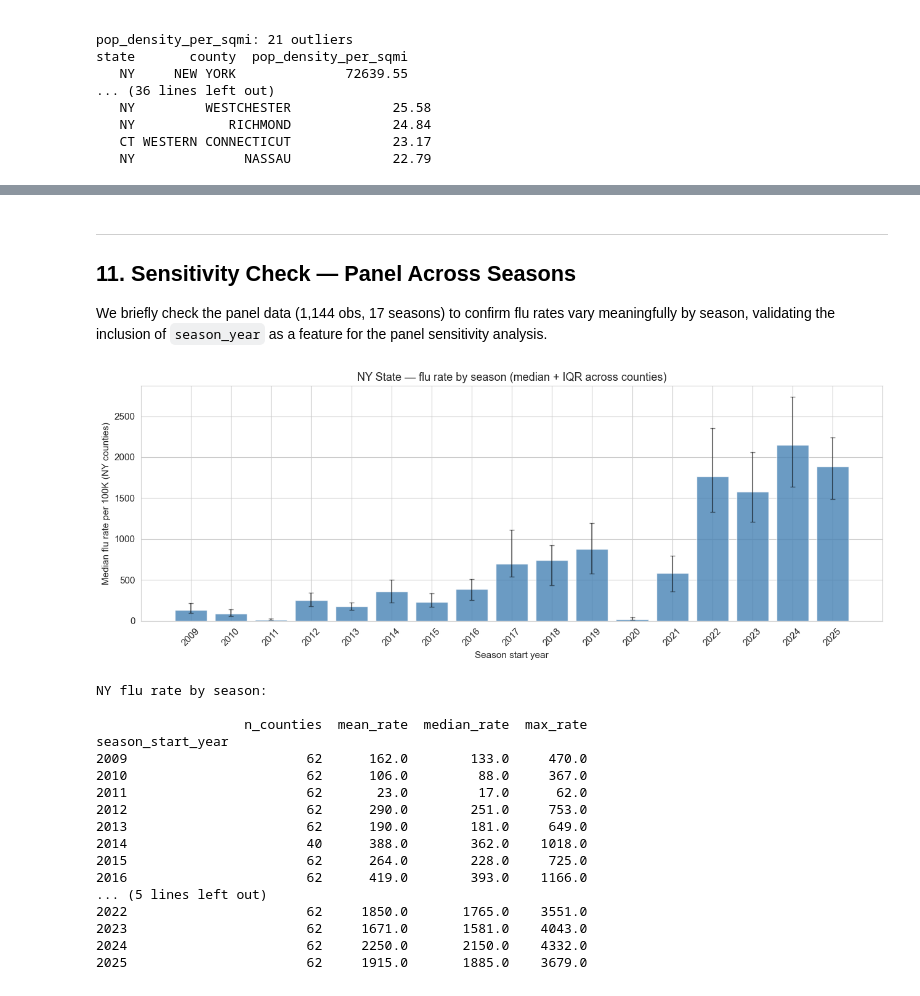
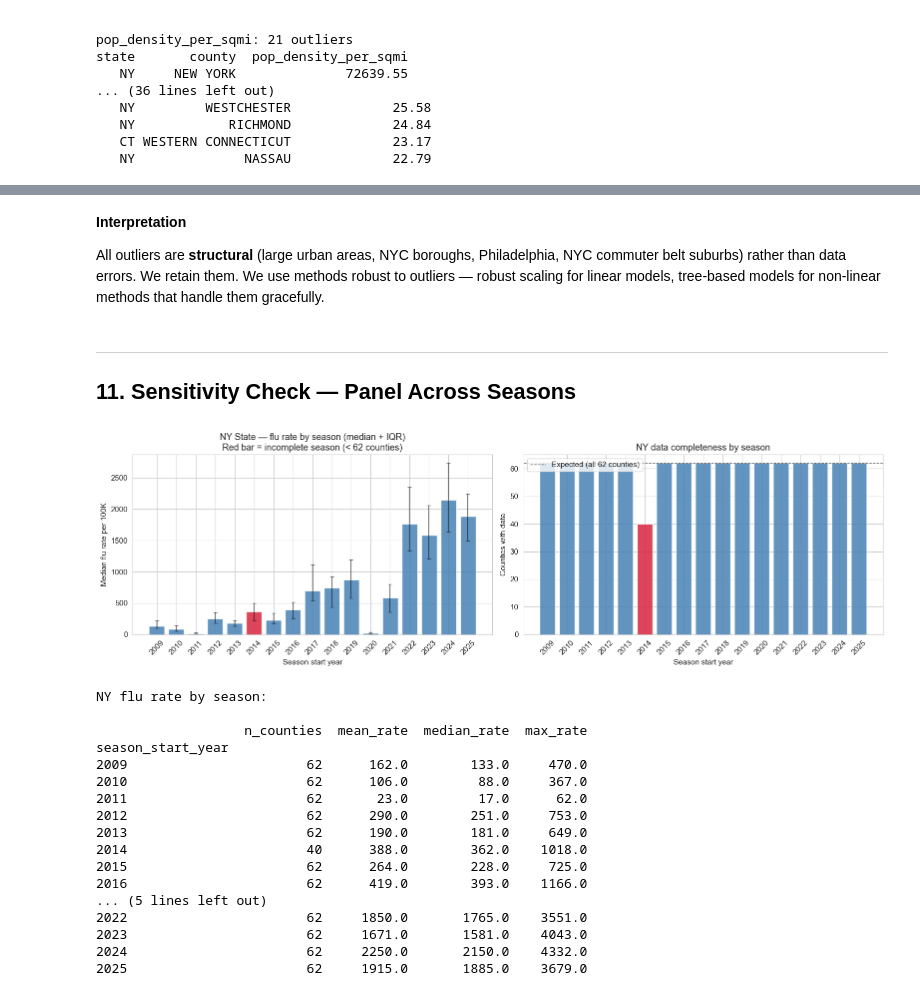
Before and after one commit to r0cb/ENGG2112, a Jupyter notebook: notebooks/02_eda.ipynb, the cells around one changed output, grey strips where cells are left out. Cells and saved outputs as stored; diff of their text form; code cells hidden in the pictures.

```diff
--- a/notebooks/02_eda.ipynb
+++ b/notebooks/02_eda.ipynb
@@ -525,38 +485,55 @@ We **do not** drop these outliers. They are real, important data points. Instead
-# %% [markdown]
----
-
-## 11. Sensitivity Check — Panel Across Seasons
-
-We briefly check the panel data (1,144 obs, 17 seasons) to confirm flu rates vary meaningfully by season, validating the inclusion of `season_year` as a feature for the panel sensitivity analysis.
+# %% [markdown]
+**Interpretation**
+
+All outliers are **structural** (large urban areas, NYC boroughs, Philadelphia, NYC commuter belt suburbs) rather than data errors. We retain them. We use methods robust to outliers — robust scaling for linear models, tree-based models for non-linear methods that handle them gracefully.
+# %% [markdown]
+---
+
+## 11. Sensitivity Check — Panel Across Seasons
 # %%
-# Average flu rate by season (NY only, since it's the multi-season state)
 ny_panel = panel[panel['state'] == 'NY'].copy()
 
 season_summary = ny_panel.groupby('season_start_year').agg(
     n_counties=('fips', 'count'),
     mean_rate=('flu_rate_per_100k', 'mean'),
     median_rate=('flu_rate_per_100k', 'median'),
     max_rate=('flu_rate_per_100k', 'max'),
 ).round(0)
 
-fig, ax = plt.subplots(figsize=(13, 5))
-ax.bar(season_summary.index, season_summary['median_rate'], color='steelblue', edgecolor='white', alpha=0.8)
+fig, axes = plt.subplots(1, 2, figsize=(16, 5))
+
+ax = axes[0]
+colors = ['#D7263D' if n < 62 else 'steelblue' for n in season_summary['n_counties']]
+ax.bar(season_summary.index, season_summary['median_rate'], color=colors, edgecolor='white', alpha=0.85)
 ax.errorbar(season_summary.index, season_summary['median_rate'],
             yerr=[season_summary['median_rate'] - ny_panel.groupby('season_start_year')['flu_rate_per_100k'].quantile(0.25),
                   ny_panel.groupby('season_start_year')['flu_rate_per_100k'].quantile(0.75) - season_summary['median_rate']],
             fmt='none', ecolor='black', capsize=3, alpha=0.5)
 ax.set_xlabel('Season start year')
-ax.set_ylabel('Median flu rate per 100K (NY counties)')
-ax.set_title('NY State — flu rate by season (median + IQR across counties)')
+ax.set_ylabel('Median flu rate per 100K')
+ax.set_title('NY State — flu rate by season (median + IQR)\nRed bar = incomplete season (< 62 counties)')
 ax.set_xticks(season_summary.index)
 ax.tick_params(axis='x', rotation=45)
+
+# Plot 2: counties reporting per season (data completeness)
+ax = axes[1]
+colors2 = ['#D7263D' if n < 62 else 'steelblue' for n in season_summary['n_counties']]
+ax.bar(season_summary.index, season_summary['n_counties'], color=colors2, edgecolor='white', alpha=0.85)
+ax.axhline(62, color='black', linestyle='--', linewidth=1, alpha=0.6, label='Expected (all 62 counties)')
+ax.set_xlabel('Season start year')
+ax.set_ylabel('Counties with data')
+ax.set_title('NY data completeness by season')
+ax.set_xticks(season_summary.index)
+ax.tick_params(axis='x', rotation=45)
+ax.legend()
+
 plt.tight_layout()
 plt.show()
 
 print('\nNY flu rate by season:\n')
 print(season_summary.to_string())
 # %% [output]
-[figure, old version]
+[figure, new version]
 NY flu rate by season:
 
                    n_counties  mean_rate  median_rate  max_rate
```
Also changed, not shown: parts of 67 cells of this notebook, 4 other files.
